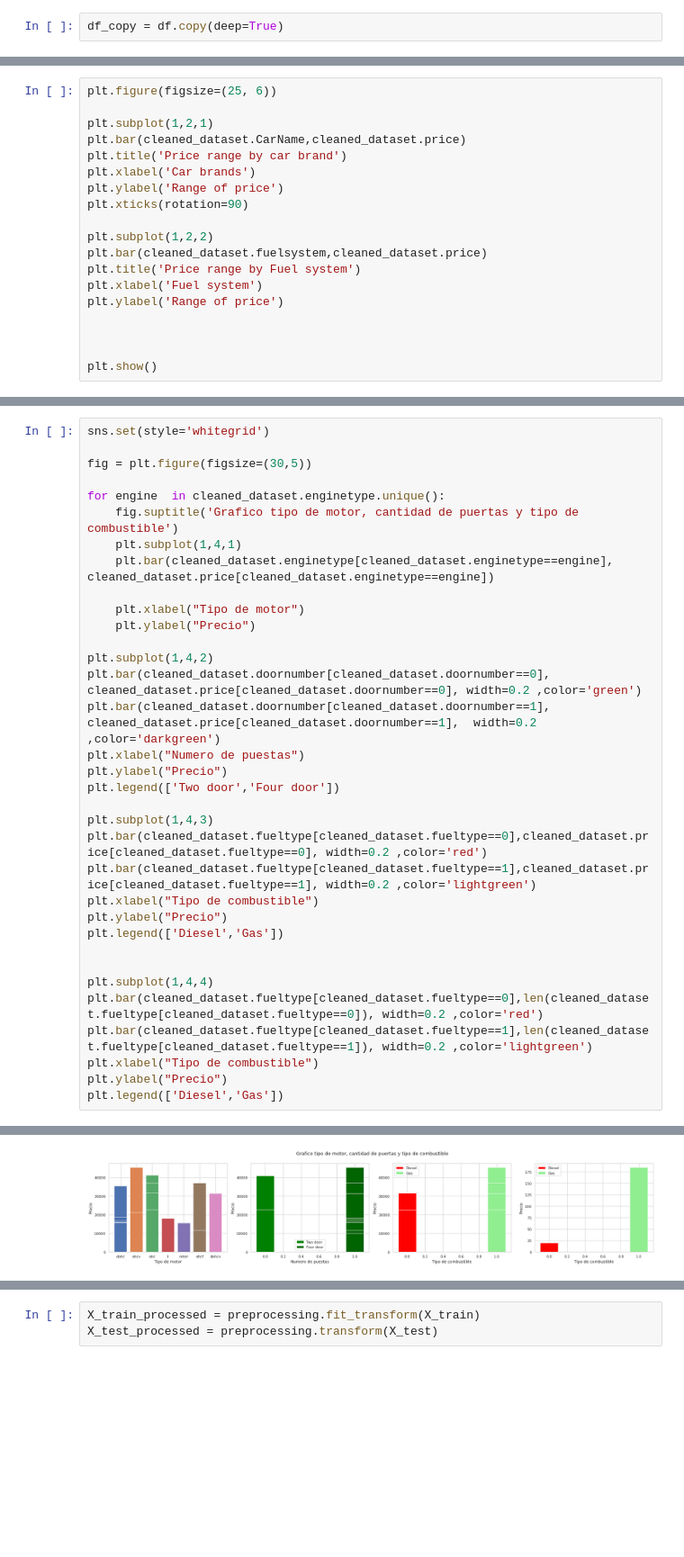
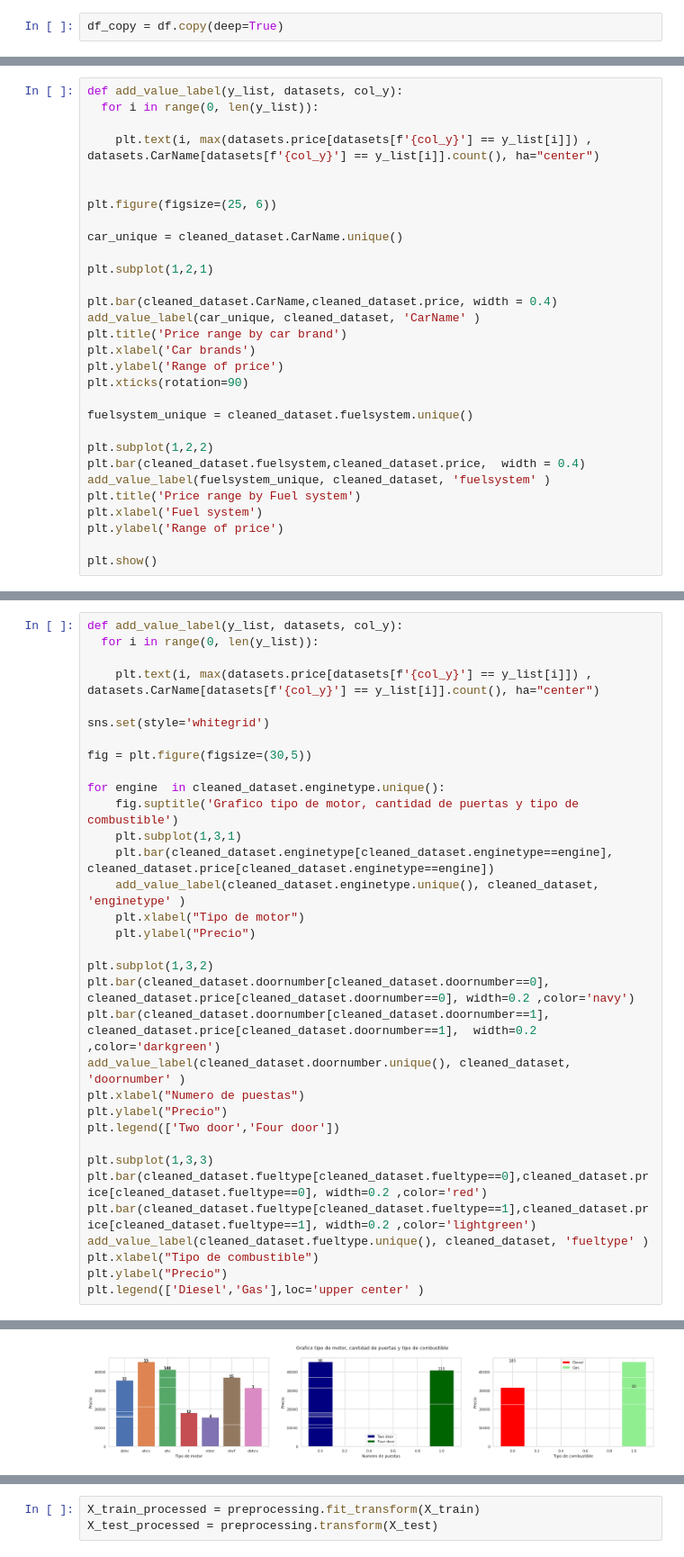
Before and after one commit to jcsnuesi/Car-price-prediction-, a Jupyter notebook: Proyecto_2_Parte_4_Price_Car_prediction.ipynb, the cells around one changed output, grey strips where cells are left out. Shown at 90% size. Cells and saved outputs as stored; diff of their text form; blank space fills up the shorter version.

```diff
--- a/Proyecto_2_Parte_4_Price_Car_prediction.ipynb
+++ b/Proyecto_2_Parte_4_Price_Car_prediction.ipynb
@@ -291,20 +328,31 @@ memory usage: 27.4+ KB
 # %%
+def add_value_label(y_list, datasets, col_y):
+  for i in range(0, len(y_list)):
+
+    plt.text(i, max(datasets.price[datasets[f'{col_y}'] == y_list[i]]) , datasets.CarName[datasets[f'{col_y}'] == y_list[i]].count(), ha="center")
+
+
 plt.figure(figsize=(25, 6))
 
+car_unique = cleaned_dataset.CarName.unique()
+
 plt.subplot(1,2,1)
-plt.bar(cleaned_dataset.CarName,cleaned_dataset.price)
+
+plt.bar(cleaned_dataset.CarName,cleaned_dataset.price, width = 0.4)
+add_value_label(car_unique, cleaned_dataset, 'CarName' )
 plt.title('Price range by car brand')
 plt.xlabel('Car brands')
 plt.ylabel('Range of price')
 plt.xticks(rotation=90)
 
+fuelsystem_unique = cleaned_dataset.fuelsystem.unique()
+
 plt.subplot(1,2,2)
-plt.bar(cleaned_dataset.fuelsystem,cleaned_dataset.price)
+plt.bar(cleaned_dataset.fuelsystem,cleaned_dataset.price,  width = 0.4)
+add_value_label(fuelsystem_unique, cleaned_dataset, 'fuelsystem' )
 plt.title('Price range by Fuel system')
 plt.xlabel('Fuel system')
 plt.ylabel('Range of price')
 
-
-
 plt.show()
 # %% [output]
@@ -337,39 +419,38 @@ plt.show()
 # %%
+def add_value_label(y_list, datasets, col_y):
+  for i in range(0, len(y_list)):
+
+    plt.text(i, max(datasets.price[datasets[f'{col_y}'] == y_list[i]]) , datasets.CarName[datasets[f'{col_y}'] == y_list[i]].count(), ha="center")
+
 sns.set(style='whitegrid')
 
 fig = plt.figure(figsize=(30,5))
 
 for engine  in cleaned_dataset.enginetype.unique():
     fig.suptitle('Grafico tipo de motor, cantidad de puertas y tipo de combustible')
-    plt.subplot(1,4,1)
+    plt.subplot(1,3,1)
     plt.bar(cleaned_dataset.enginetype[cleaned_dataset.enginetype==engine], cleaned_dataset.price[cleaned_dataset.enginetype==engine])
-
+    add_value_label(cleaned_dataset.enginetype.unique(), cleaned_dataset, 'enginetype' )
     plt.xlabel("Tipo de motor")
     plt.ylabel("Precio")
 
-plt.subplot(1,4,2)
-plt.bar(cleaned_dataset.doornumber[cleaned_dataset.doornumber==0], cleaned_dataset.price[cleaned_dataset.doornumber==0], width=0.2 ,color='green')
+plt.subplot(1,3,2)
+plt.bar(cleaned_dataset.doornumber[cleaned_dataset.doornumber==0], cleaned_dataset.price[cleaned_dataset.doornumber==0], width=0.2 ,color='navy')
 plt.bar(cleaned_dataset.doornumber[cleaned_dataset.doornumber==1], cleaned_dataset.price[cleaned_dataset.doornumber==1],  width=0.2 ,color='darkgreen')
+add_value_label(cleaned_dataset.doornumber.unique(), cleaned_dataset, 'doornumber' )
 plt.xlabel("Numero de puestas")
 plt.ylabel("Precio")
 plt.legend(['Two door','Four door'])
 
-plt.subplot(1,4,3)
+plt.subplot(1,3,3)
 plt.bar(cleaned_dataset.fueltype[cleaned_dataset.fueltype==0],cleaned_dataset.price[cleaned_dataset.fueltype==0], width=0.2 ,color='red')
 plt.bar(cleaned_dataset.fueltype[cleaned_dataset.fueltype==1],cleaned_dataset.price[cleaned_dataset.fueltype==1], width=0.2 ,color='lightgreen')
+add_value_label(cleaned_dataset.fueltype.unique(), cleaned_dataset, 'fueltype' )
 plt.xlabel("Tipo de combustible")
 plt.ylabel("Precio")
-plt.legend(['Diesel','Gas'])
-
-
-plt.subplot(1,4,4)
-plt.bar(cleaned_dataset.fueltype[cleaned_dataset.fueltype==0],len(cleaned_dataset.fueltype[cleaned_dataset.fueltype==0]), width=0.2 ,color='red')
-plt.bar(cleaned_dataset.fueltype[cleaned_dataset.fueltype==1],len(cleaned_dataset.fueltype[cleaned_dataset.fueltype==1]), width=0.2 ,color='lightgreen')
-plt.xlabel("Tipo de combustible")
-plt.ylabel("Precio")
-plt.legend(['Diesel','Gas'])
+plt.legend(['Diesel','Gas'],loc='upper center' )
 # %% [output]
 <matplotlib.legend.Legend at 0x...>
-[figure, old version]
+[figure, new version]
 # %%
 X = cleaned_dataset.drop(columns='price')
```
Also changed, not shown: parts of 60 cells of this notebook.
